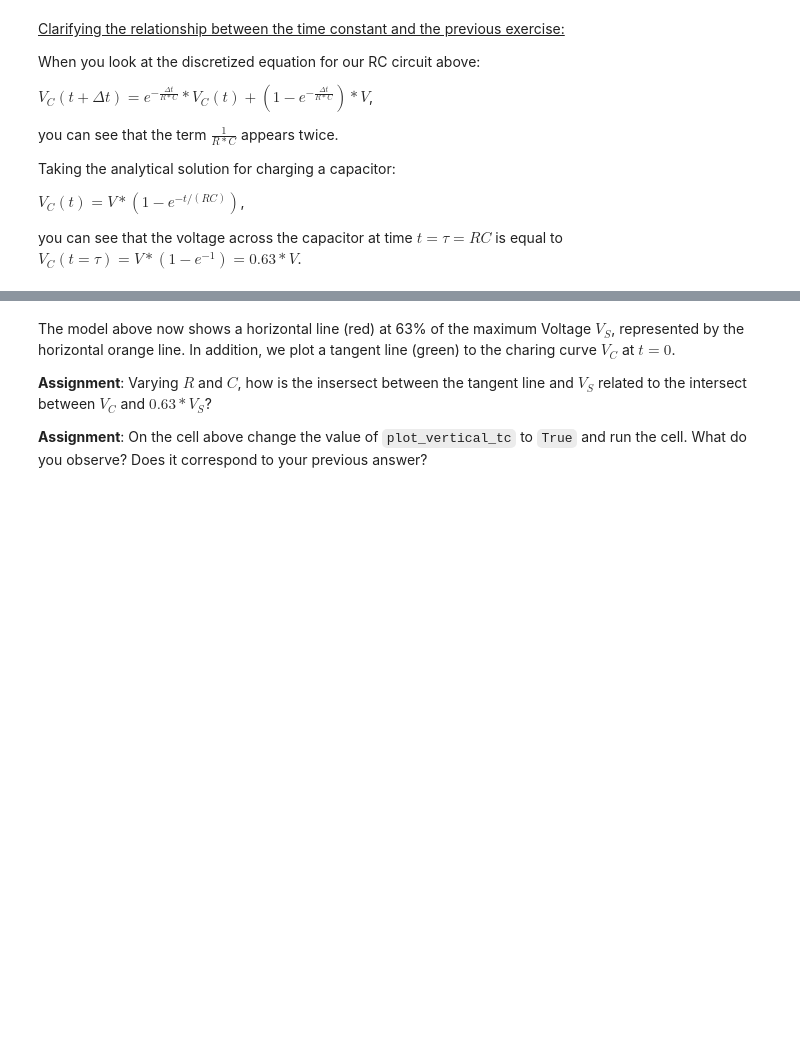
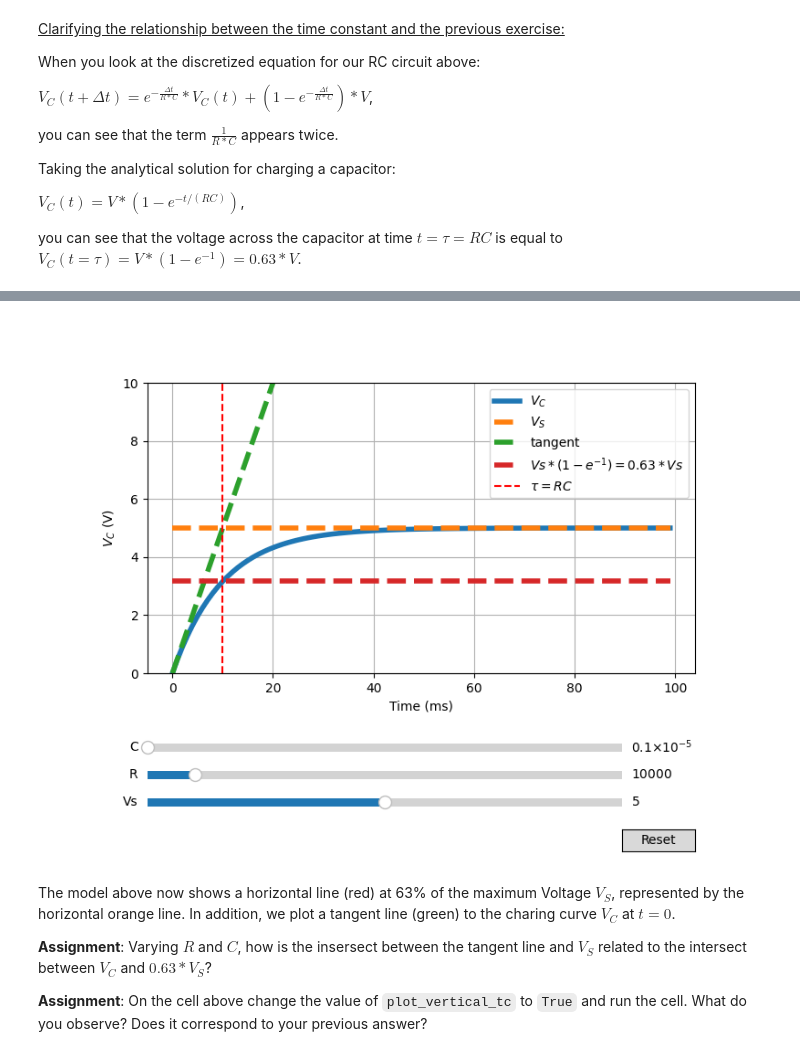
Before and after one commit to andrileu/IoN_exercises, a Jupyter notebook: 1_iton_passive_mem_properties_colab_solutions.ipynb, the cells around one changed output, grey strips where cells are left out. Saved outputs shown, nothing was run; the diff lists cells and outputs as text; code cells hidden in the pictures; blank space fills up the shorter version.

```diff
--- a/1_iton_passive_mem_properties_colab_solutions.ipynb
+++ b/1_iton_passive_mem_properties_colab_solutions.ipynb
@@ -692,5 +710,5 @@ from utils_ex1.utils import plot_vc_tc_slider
 if platform == 'notebook':
     %matplotlib notebook
 plt.close()
-plot_vc_tc_slider(plot_vertical_tc=False)
+plot_vc_tc_slider(plot_vertical_tc=True)
 # %% [output]
@@ -699,3 +715,4 @@ plot_vc_tc_slider(plot_vertical_tc=False)
+[figure, added]
 # %% [markdown]
 The model above now shows a horizontal line (red) at 63% of the maximum Voltage $V_S$, represented by the horizontal orange line. In addition, we plot a tangent line (green) to the charing curve $V_C$ at $t=0$.
 
```
Also changed, not shown: parts of 5 cells of this notebook.
